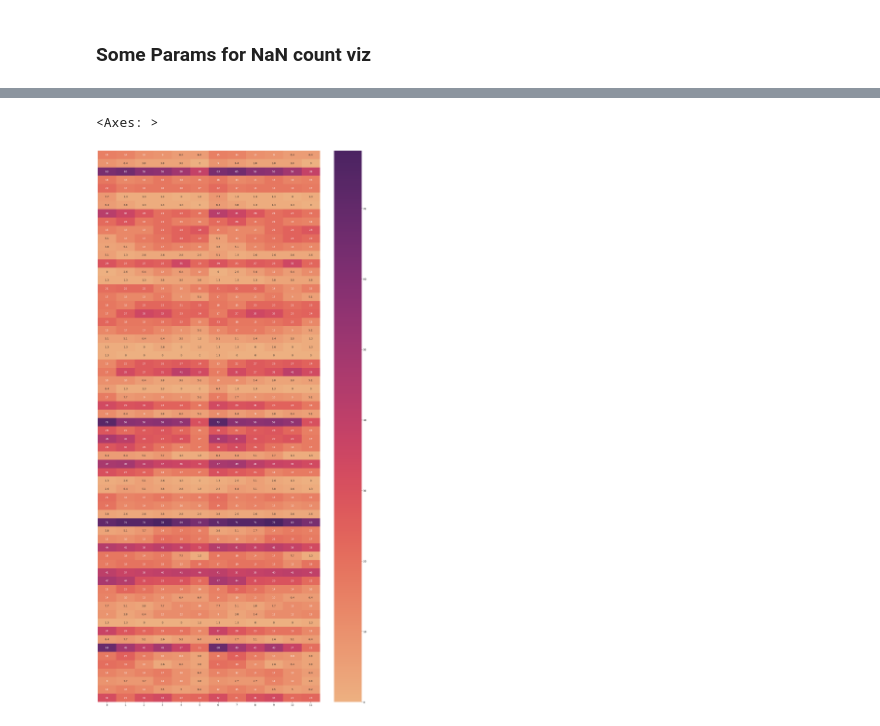
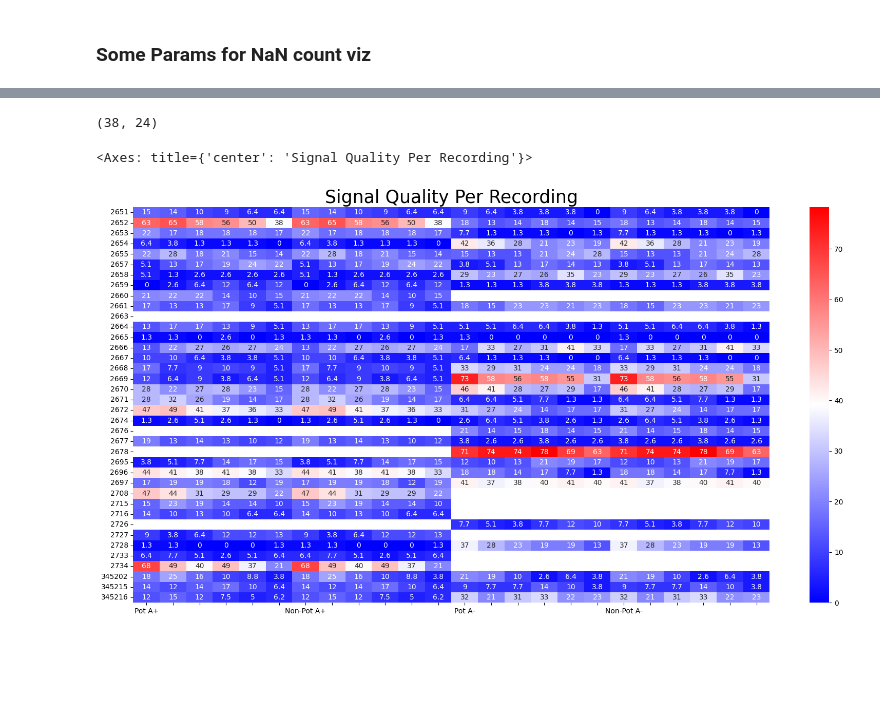
Before and after one commit to PatriciaNL/SSRP_Analysis, a Jupyter notebook: NaN_ExclusionCriteria.ipynb, the cells around one changed output, grey strips where cells are left out. Saved outputs shown, nothing was run; the diff lists cells and outputs as text; code cells hidden in the pictures; blank space fills up the shorter version.

Commit message:
final plot for EC created

```diff
--- a/NaN_ExclusionCriteria.ipynb
+++ b/NaN_ExclusionCriteria.ipynb
@@ -224,6 +264,33 @@ print(NaN_Map_Data.shape)
+# %%
+F1_DataQM = np.squeeze((F1_DataQuailty_Mat)) # [66 x 6]
+F2_DataQM  = np.squeeze((F2_DataQuailty_Mat)) # [66 x 6]
+
+# stack F1 and F2 data nex tto each other
+NaN_Map_Data = np.hstack((F1_DataQM,F2_DataQM)) # [66 x 12]
+
+# emmpty mat to store Attnl F1/F2 and then AttnR F1/F2 data
+All_NaN_MatData = np.zeros((int(Subject_File_LocNums.shape[0]),NumBins*4)) # [38 x 24]
+print(All_NaN_MatData.shape)
+# %% [output]
+(38, 24)
+# %%
+emptyArr = np.zeros((1,12))
+emptyArr[:] = np.nan
+
+for nanCount_Rows in range(Subject_File_LocNums.shape[0]):
+    sessionLocs = Subject_File_LocNums[nanCount_Rows]
+
+    if np.isnan(sessionLocs[0]) == 1:
+        All_NaN_MatData[nanCount_Rows,0:12] = emptyArr
+    else:
+        #attnL_pos = int(sessionLocs[0])
+        All_NaN_MatData[nanCount_Rows,0:12] = NaN_Map_Data[int(sessionLocs[0]),:]
+
+    if np.isnan(sessionLocs[1]) == 1:
+        All_NaN_MatData[nanCount_Rows,12:] = emptyArr
+    else:
+        attnR_pos = int(sessionLocs[1])
+        All_NaN_MatData[nanCount_Rows,12:] = NaN_Map_Data[attnR_pos,:]
 # %%
-fig,axs = plt.subplots(figsize = (20,40))
-sns.heatmap(NaN_Map_Data, annot=True, cmap='flare', cbar=True, yticklabels=False) # bwr'
+# fig,axs = plt.subplots(figsize = (20,20))
+# sns.heatmap(All_NaN_MatData, annot=False, cmap='flare', cbar=False, yticklabels=False) # bwr'
-# %% [output]
-<Axes: >
-[figure, removed]
@@ -248,4 +297,14 @@ print(NaN_Count_Score)
+# %%
+binLabels = ['Pot A+','Non-Pot A+','Pot A-','Non-Pot A-']
+c_labels = ['']* 24
+
+for bx in range(0,24,6):
+    c_labels[bx] = binLabels[bx//6]
 # %%
-NaN_Count_Score = np.array(NaN_Count_Score)
-fig,axs = plt.subplots(figsize = (7,1))
-sns.heatmap(NaN_Count_Score, annot=True, cmap='bwr', cbar=True, yticklabels=False)
+fig,axs = plt.subplots(figsize = (20,10))
+
+axs.set_title(f'Signal Quality Per Recording',fontsize = 25)
+sns.heatmap(All_NaN_MatData, annot=True, cmap='bwr', cbar=True, yticklabels = AllSubject_IDs,xticklabels=c_labels) # bwr'
+# %% [output]
+<Axes: title={'center': 'Signal Quality Per Recording'}>
+[figure, added]
```
Also changed, not shown: parts of 7 cells of this notebook.
